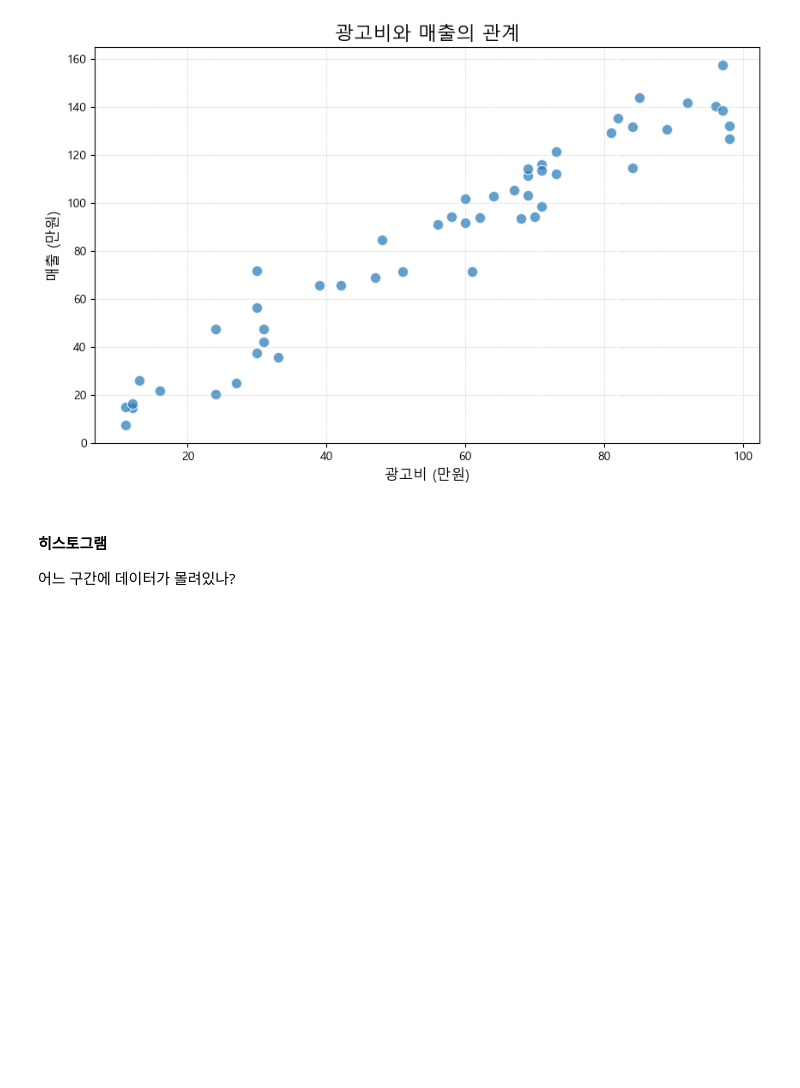
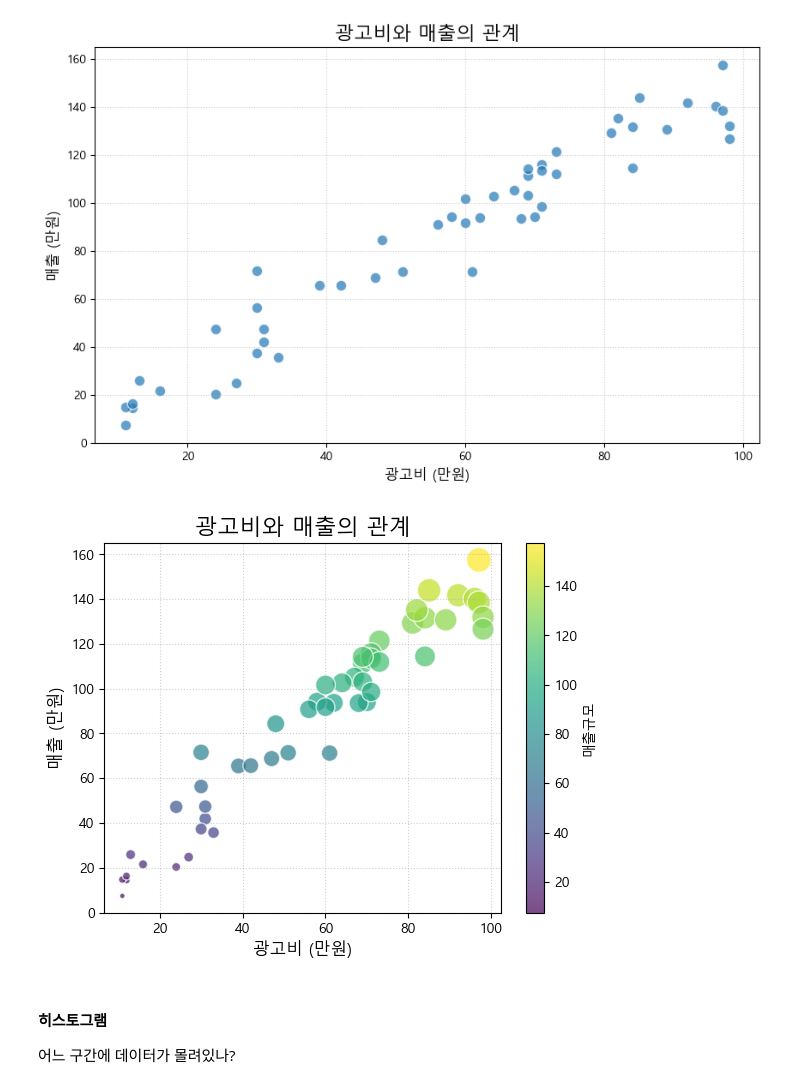
Before and after one commit to jimena1lee/PythonProject202601, a Jupyter notebook: 20260108.ipynb, the cells around one changed output. Drawn from its saved outputs; the diff is of its cells as text; code cells hidden in the pictures; blank space fills up the shorter version.

```diff
--- a/20260108.ipynb
+++ b/20260108.ipynb
@@ -621,6 +612,33 @@ plt.grid(True, linestyle=':', alpha=0.6)
 plt.show()
 # %% [output]
 [figure]
+# %%
+import matplotlib.pyplot as plt
+import numpy as np
+
+np.random.seed(42)
+advertising_cost = np.random.randint(10, 100, 50)
+sales = advertising_cost * 1.5 + np.random.normal(0, 10, 50)
+
+plt.scatter(
+    advertising_cost,
+    sales,
+    c=sales,    # 매출값에 따라 색상 부여
+    cmap='viridis',  # 색상 지도 설정
+    alpha=0.7,
+    edgecolors='w',
+    s=sales * 2   # 매출이 클수록 점도 커짐
+)
+plt.colorbar(label = '매출규모')  #색상막대 추가
+
+plt.title('광고비와 매출의 관계', fontsize=16)
+plt.xlabel('광고비 (만원)', fontsize=12)
+plt.ylabel('매출 (만원)', fontsize=12)
+plt.grid(True, linestyle=':', alpha=0.6)
+
+plt.show()
+# %% [output]
+[figure, added]
 # %% [markdown]
 #### 히스토그램
 
```
Also changed, not shown: parts of 27 cells of this notebook, 3 other files.
